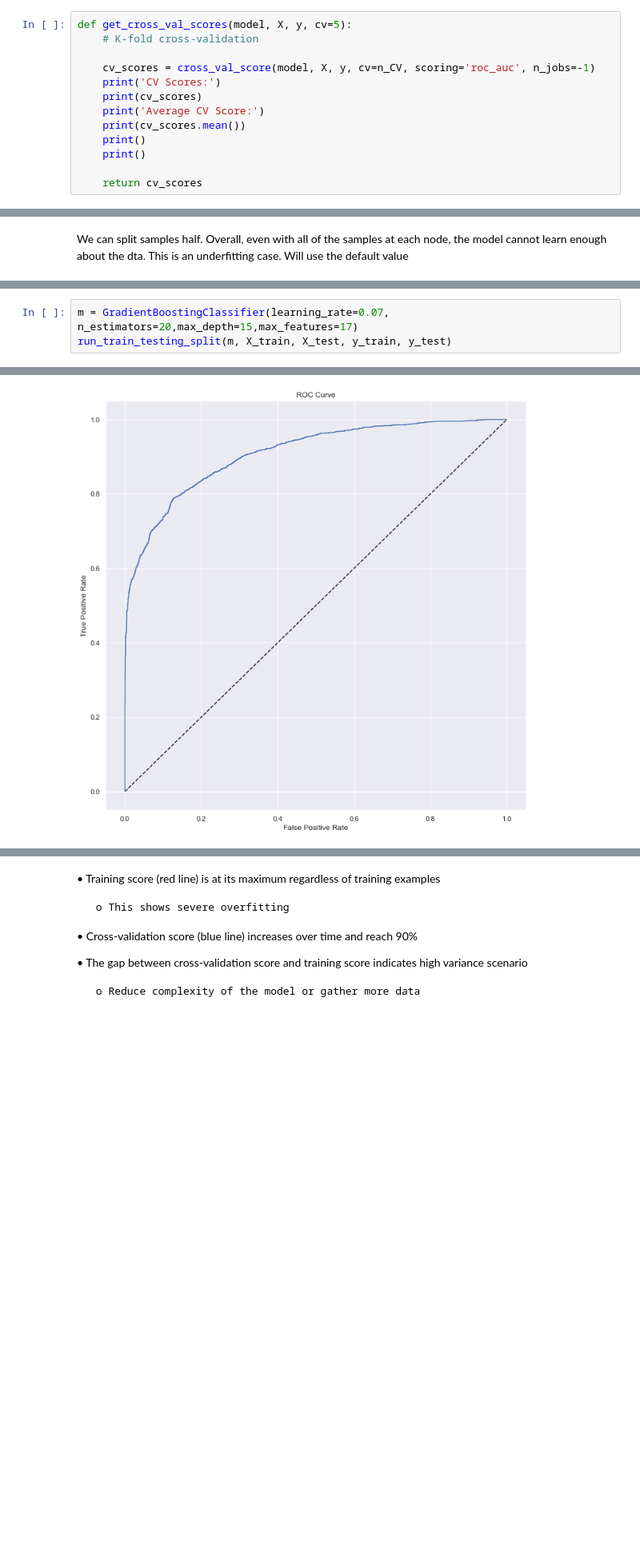
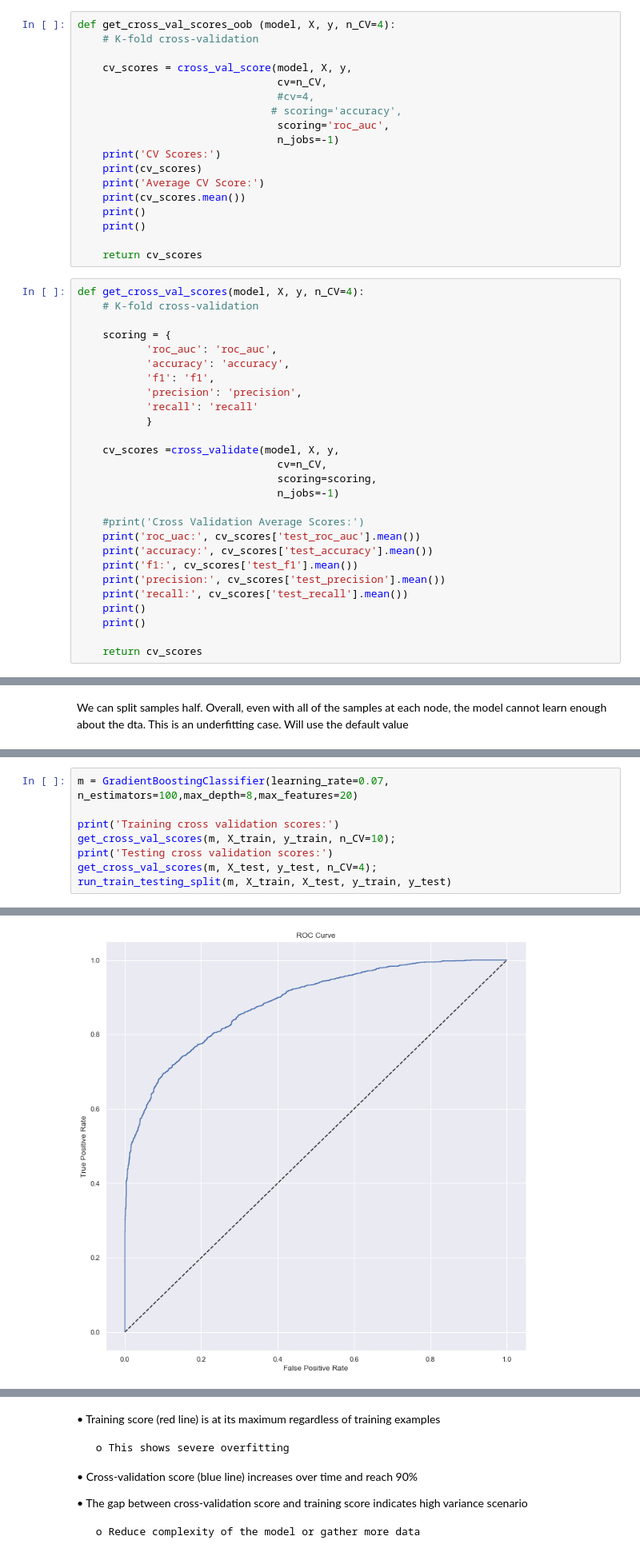
Before and after one commit to YF4GitHub/Chun-Zhi-Jiao, a Jupyter notebook: Capstone-Project1/Machine Learning.ipynb, the cells around one changed output, grey strips where cells are left out. Shown at 80% size. Saved outputs shown, nothing was run; the diff lists cells and outputs as text; blank space fills up the shorter version.

```diff
--- a/Capstone-Project1/Machine Learning.ipynb
+++ b/Capstone-Project1/Machine Learning.ipynb
@@ -313,10 +333,15 @@ def knn_cross_val_scores(X, y, k, cv=5):
 
     return cv_scores
 # %%
-def get_cross_val_scores(model, X, y, cv=5):
+def get_cross_val_scores_oob (model, X, y, n_CV=4):
     # K-fold cross-validation
 
-    cv_scores = cross_val_score(model, X, y, cv=n_CV, scoring='roc_auc', n_jobs=-1)
+    cv_scores = cross_val_score(model, X, y,
+                                cv=n_CV,
+                                #cv=4,
+                               # scoring='accuracy',
+                                scoring='roc_auc',
+                                n_jobs=-1)
     print('CV Scores:')
     print(cv_scores)
     print('Average CV Score:')
@@ -325,6 +350,33 @@ def get_cross_val_scores(model, X, y, cv=5):
     print()
 
     return cv_scores
+# %%
+def get_cross_val_scores(model, X, y, n_CV=4):
+    # K-fold cross-validation
+
+    scoring = {
+           'roc_auc': 'roc_auc',
+           'accuracy': 'accuracy',
+           'f1': 'f1',
+           'precision': 'precision',
+           'recall': 'recall'
+           }
+
+    cv_scores =cross_validate(model, X, y,
+                                cv=n_CV,
+                                scoring=scoring,
+                                n_jobs=-1)
+
+    #print('Cross Validation Average Scores:')
+    print('roc_uac:', cv_scores['test_roc_auc'].mean())
+    print('accuracy:', cv_scores['test_accuracy'].mean())
+    print('f1:', cv_scores['test_f1'].mean())
+    print('precision:', cv_scores['test_precision'].mean())
+    print('recall:', cv_scores['test_recall'].mean())
+    print()
+    print()
+
+    return cv_scores
 # %%
 def run_train_testing_split(model, X_train, X_test, y_train, y_test):
     # train and test split
@@ -1924,4 +1982,9 @@ Try to use max_features = 17 seems to get us the optimal performance.
 # %%
-m = GradientBoostingClassifier(learning_rate=0.07, n_estimators=20,max_depth=15,max_features=17)
+m = GradientBoostingClassifier(learning_rate=0.07, n_estimators=100,max_depth=8,max_features=20)
+
+print('Training cross validation scores:')
+get_cross_val_scores(m, X_train, y_train, n_CV=10);
+print('Testing cross validation scores:')
+get_cross_val_scores(m, X_test, y_test, n_CV=4);
 run_train_testing_split(m, X_train, X_test, y_train, y_test)
 # %% [output]
@@ -1947 +2008 @@ ROC AUC Score:
-[figure, old version]
+[figure, new version]
```
Also changed, not shown: parts of 119 cells of this notebook, 1 other file.
